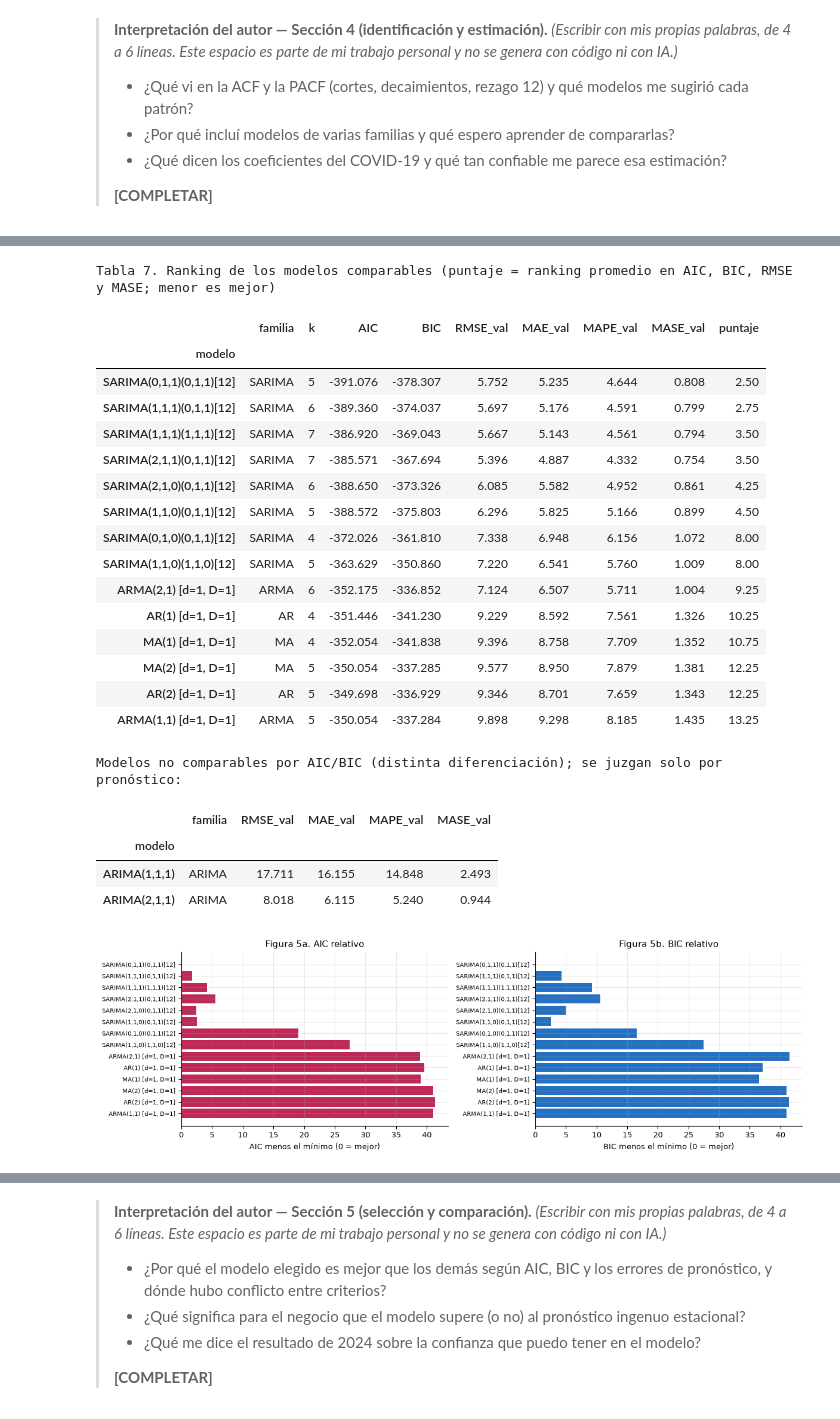
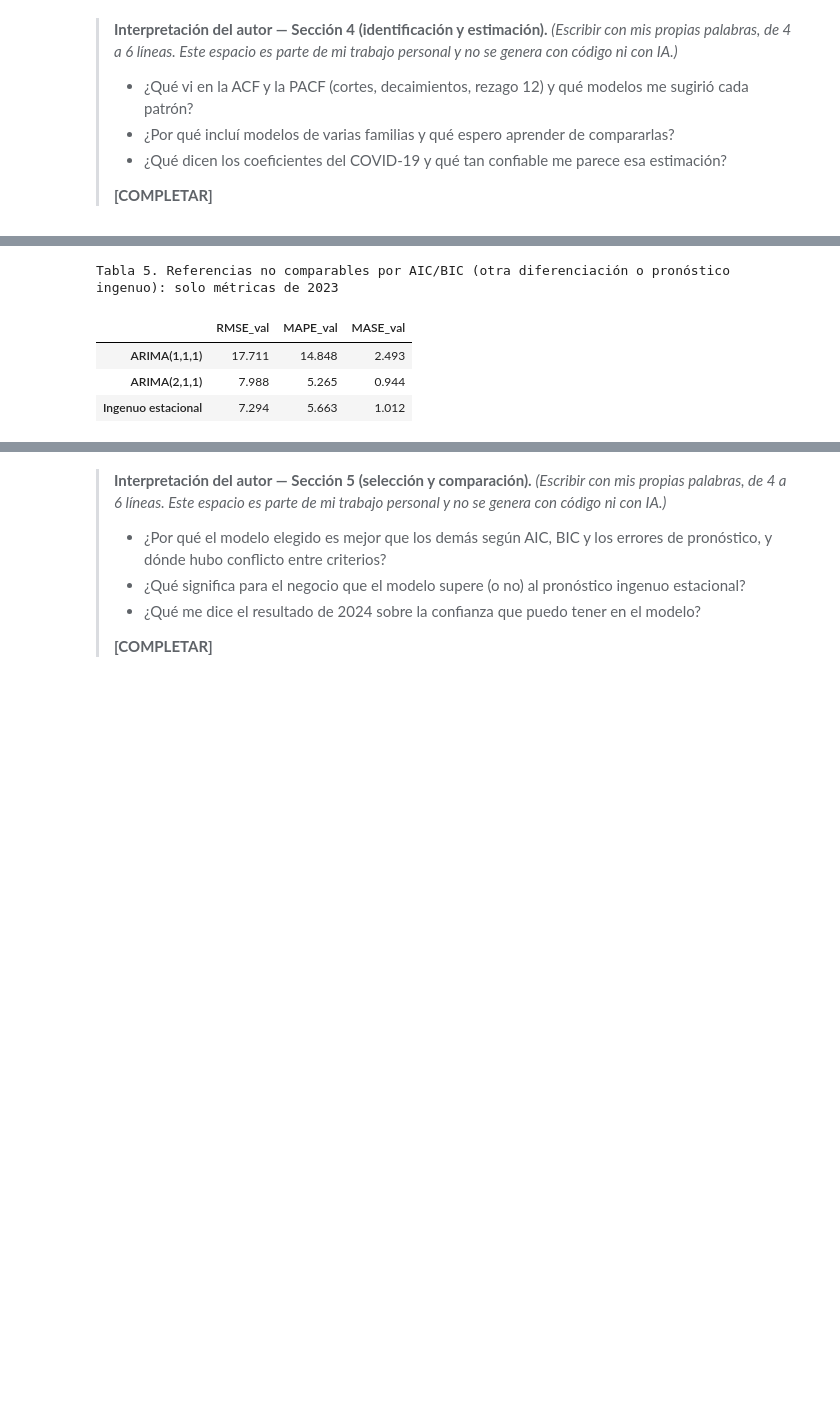
Before and after one commit to robertomoncada-blip/Magister_ciencia_datos, a Jupyter notebook: MCDI505/notebooks/mcdi505_s2rmoncada.ipynb, the cells around one changed output, grey strips where cells are left out. Drawn from its saved outputs; the diff is of its cells as text; code cells hidden in the pictures; blank space fills up the shorter version.

```diff
--- a/MCDI505/notebooks/mcdi505_s2rmoncada.ipynb
+++ b/MCDI505/notebooks/mcdi505_s2rmoncada.ipynb
@@ -96,6 +77,7 @@ plt.rcParams.update({
     "axes.spines.top": False, "axes.spines.right": False,
     "axes.titlesize": 11, "axes.labelsize": 9.5, "font.size": 9,
 })
+pd.set_option("display.max_colwidth", None)   # tablas con texto completo
 
 # Hitos del caso (contexto entregado en el documento base del curso)
 COVID_INI = pd.Timestamp("2020-03-01")
@@ -112,6 +94,10 @@ def pv(p):
     """Valor-p con formato legible."""
     return "< 0,001" if p < 0.001 else c(p, 3)
 
+def p_(p):
+    """«p < 0,001» o «p = 0,xxx», según corresponda."""
+    return "p < 0,001" if p < 0.001 else f"p = {c(p, 3)}"
+
 print("pandas", pd.__version__, "· numpy", np.__version__, "· statsmodels", statsmodels.__version__)
 # %% [output]
 pandas 3.0.6 · numpy 2.5.3 · statsmodels 0.15.0
@@ -715,7 +616,7 @@ def ajustar(serie, exog, spec):
     p, d_, q, P, D_, Q = spec
     est = (P, D_, Q, S) if (P or D_ or Q) else (0, 0, 0, 0)
     modelo = ARIMA(serie, exog=exog, order=(p, d_, q), seasonal_order=est, trend=tendencia(d_, D_))
-    return modelo.fit()
+    return modelo.fit(method_kwargs={"maxiter": 1000})
 
 def pronosticar(res, pasos, exog_f):
     """Pronóstico en GWh (se invierte el logaritmo) con su intervalo de 95 %."""
@@ -741,15 +642,18 @@ for fam, origen, p, d_, q, P, D_, Q in candidatos:
     except Exception as e:                           # un modelo que no converge se informa y se descarta
         print(f"[aviso] {nom} no se pudo estimar: {type(e).__name__}")
         continue
+    conv = bool(r_full.mle_retvals.get("converged", True) and r_val.mle_retvals.get("converged", True))
     pv_arma = r_full.pvalues[[n for n in r_full.pvalues.index if n.startswith(("ar.", "ma."))]]
     resultados[nom] = {"spec": spec, "full": r_full, "val": r_val,
-                       "pred_val": pd.Series(pred_val, index=idx_val), "k_arma": len(pv_arma)}
+                       "pred_val": pd.Series(pred_val, index=idx_val), "k_arma": len(pv_arma), "conv": conv}
     filas.append({"modelo": nom, "familia": fam, "p": p, "d": d_, "q": q, "P": P, "D": D_, "Q": Q,
                   "k": len(r_full.params), "parámetros ARMA": len(pv_arma),
-                  "ARMA no signif.": int((pv_arma >= 0.05).sum()),
+                  "ARMA no signif.": int((pv_arma >= 0.05).sum()), "convergió": "Sí" if conv else "No",
                   "logL": r_full.llf, "AIC": r_full.aic, "BIC": r_full.bic})
 
 tabla = pd.DataFrame(filas).set_index("modelo")
-print(f"Tabla 4. Estimación de {len(tabla)} modelos (muestra 2015-2023, n = {len(ly)})")
-display(tabla[["familia", "k", "parámetros ARMA", "ARMA no signif.", "logL", "AIC", "BIC"]].round(2))
+print(f"Tabla 3. Estimación de {len(tabla)} modelos (muestra 2015-2023, n = {len(ly)}); AIC y BIC en la Tabla 6")
+display(tabla[["k", "ARMA no signif.", "convergió", "logL"]].round(2))
+no_conv = [n for n, r in resultados.items() if not r["conv"]]
+print("Sin convergencia en alguna estimación (no elegibles):", ", ".join(no_conv) if no_conv else "ninguno")
 # %% [output]
@@ -867,56 +749,26 @@ Tabla 6. Métricas de pronóstico en validación (2023, GWh); escala MASE = 6.48
 # %%
 # ============================================================
-# 5.2 Tabla comparativa y ranking (solo modelos comparables por diferenciación)
+# 5.2 Ranking de los modelos comparables y referencias
 # ============================================================
 tabla["comparable"] = (tabla["d"] == d_sel) & (tabla["D"] == D_sel)
 cols_rank = ["AIC", "BIC", "RMSE_val", "MASE_val"]
 tabla["puntaje"] = np.nan
 tabla.loc[tabla["comparable"], "puntaje"] = tabla.loc[tabla["comparable"], cols_rank].rank().mean(axis=1)
 
 ranking = (tabla[tabla["comparable"]]
            .sort_values(["puntaje", "BIC"])
-           [["familia", "k", "AIC", "BIC", "RMSE_val", "MAE_val", "MAPE_val", "MASE_val", "puntaje"]])
-print("Tabla 7. Ranking de los modelos comparables (puntaje = ranking promedio en AIC, BIC, RMSE y MASE; menor es mejor)")
-display(ranking.round(3))
+           [["k", "AIC", "BIC", "RMSE_val", "MASE_val", "convergió", "puntaje"]])
 
-fuera = tabla[~tabla["comparable"]][["familia", "RMSE_val", "MAE_val", "MAPE_val", "MASE_val"]]
-print("Modelos no comparables por AIC/BIC (distinta diferenciación); se juzgan solo por pronóstico:")
+cols_ref = ["RMSE_val", "MAPE_val", "MASE_val"]
+fuera = pd.concat([tabla.loc[~tabla["comparable"], cols_ref], m_val.loc[["Ingenuo estacional"], cols_ref]])
+print("Tabla 5. Referencias no comparables por AIC/BIC (otra diferenciación o pronóstico ingenuo): solo métricas de 2023")
 display(fuera.round(3))
-
-# Gráfico: AIC y BIC de los modelos comparables
-fig, axes = plt.subplots(1, 2, figsize=(12, 3.8))
-orden_g = ranking.index.tolist()
-for ax, col, color in zip(axes, ["AIC", "BIC"], [ROJO, AZUL]):
-    vals = ranking.loc[orden_g, col]
-    ax.barh(range(len(vals)), vals.values - vals.min(), color=color, alpha=0.85)
-    ax.set_yticks(range(len(vals))); ax.set_yticklabels(orden_g, fontsize=7.5)
-    ax.invert_yaxis(); ax.set_xlabel(f"{col} menos el mínimo (0 = mejor)")
-    ax.set_title(f"Figura 5{'a' if col == 'AIC' else 'b'}. {col} relativo")
-plt.tight_layout(); plt.show()
 # %% [output]
-Tabla 7. Ranking de los modelos comparables (puntaje = ranking promedio en AIC, BIC, RMSE y MASE; menor es mejor)
+Tabla 5. Referencias no comparables por AIC/BIC (otra diferenciación o pronóstico ingenuo): solo métricas de 2023
-|  | familia | k | AIC | BIC | RMSE_val | MAE_val | MAPE_val | MASE_val | puntaje |
-| modelo |  |  |  |  |  |  |  |  |  |
-| SARIMA(0,1,1)(0,1,1)[12] | SARIMA | 5 | -391.076 | -378.307 | 5.752 | 5.235 | 4.644 | 0.808 | 2.50 |
-| SARIMA(1,1,1)(0,1,1)[12] | SARIMA | 6 | -389.360 | -374.037 | 5.697 | 5.176 | 4.591 | 0.799 | 2.75 |
-| SARIMA(1,1,1)(1,1,1)[12] | SARIMA | 7 | -386.920 | -369.043 | 5.667 | 5.143 | 4.561 | 0.794 | 3.50 |
-| SARIMA(2,1,1)(0,1,1)[12] | SARIMA | 7 | -385.571 | -367.694 | 5.396 | 4.887 | 4.332 | 0.754 | 3.50 |
-| SARIMA(2,1,0)(0,1,1)[12] | SARIMA | 6 | -388.650 | -373.326 | 6.085 | 5.582 | 4.952 | 0.861 | 4.25 |
-| SARIMA(1,1,0)(0,1,1)[12] | SARIMA | 5 | -388.572 | -375.803 | 6.296 | 5.825 | 5.166 | 0.899 | 4.50 |
-| SARIMA(0,1,0)(0,1,1)[12] | SARIMA | 4 | -372.026 | -361.810 | 7.338 | 6.948 | 6.156 | 1.072 | 8.00 |
-| SARIMA(1,1,0)(1,1,0)[12] | SARIMA | 5 | -363.629 | -350.860 | 7.220 | 6.541 | 5.760 | 1.009 | 8.00 |
-| ARMA(2,1) [d=1, D=1] | ARMA | 6 | -352.175 | -336.852 | 7.124 | 6.507 | 5.711 | 1.004 | 9.25 |
-| AR(1) [d=1, D=1] | AR | 4 | -351.446 | -341.230 | 9.229 | 8.592 | 7.561 | 1.326 | 10.25 |
-| MA(1) [d=1, D=1] | MA | 4 | -352.054 | -341.838 | 9.396 | 8.758 | 7.709 | 1.352 | 10.75 |
-| MA(2) [d=1, D=1] | MA | 5 | -350.054 | -337.285 | 9.577 | 8.950 | 7.879 | 1.381 | 12.25 |
-| AR(2) [d=1, D=1] | AR | 5 | -349.698 | -336.929 | 9.346 | 8.701 | 7.659 | 1.343 | 12.25 |
-| ARMA(1,1) [d=1, D=1] | ARMA | 5 | -350.054 | -337.284 | 9.898 | 9.298 | 8.185 | 1.435 | 13.25 |
+|  | RMSE_val | MAPE_val | MASE_val |
+| ARIMA(1,1,1) | 17.711 | 14.848 | 2.493 |
+| ARIMA(2,1,1) | 7.988 | 5.265 | 0.944 |
+| Ingenuo estacional | 7.294 | 5.663 | 1.012 |
-Modelos no comparables por AIC/BIC (distinta diferenciación); se juzgan solo por pronóstico:
-|  | familia | RMSE_val | MAE_val | MAPE_val | MASE_val |
-| modelo |  |  |  |  |  |
-| ARIMA(1,1,1) | ARIMA | 17.711 | 16.155 | 14.848 | 2.493 |
-| ARIMA(2,1,1) | ARIMA | 8.018 | 6.115 | 5.240 | 0.944 |
-[figure, removed]
 # %%
 # ============================================================
 # 5.3 Elección: mejor puntaje que además pase el test de Ljung-Box
```
Also changed, not shown: parts of 41 cells of this notebook.
